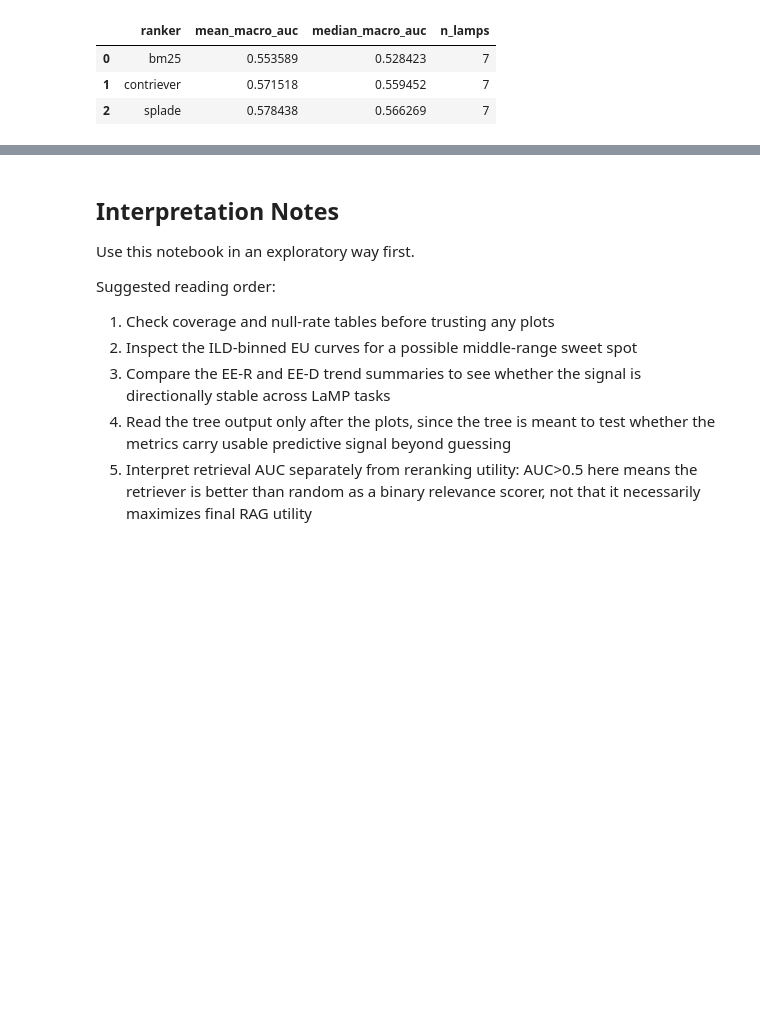
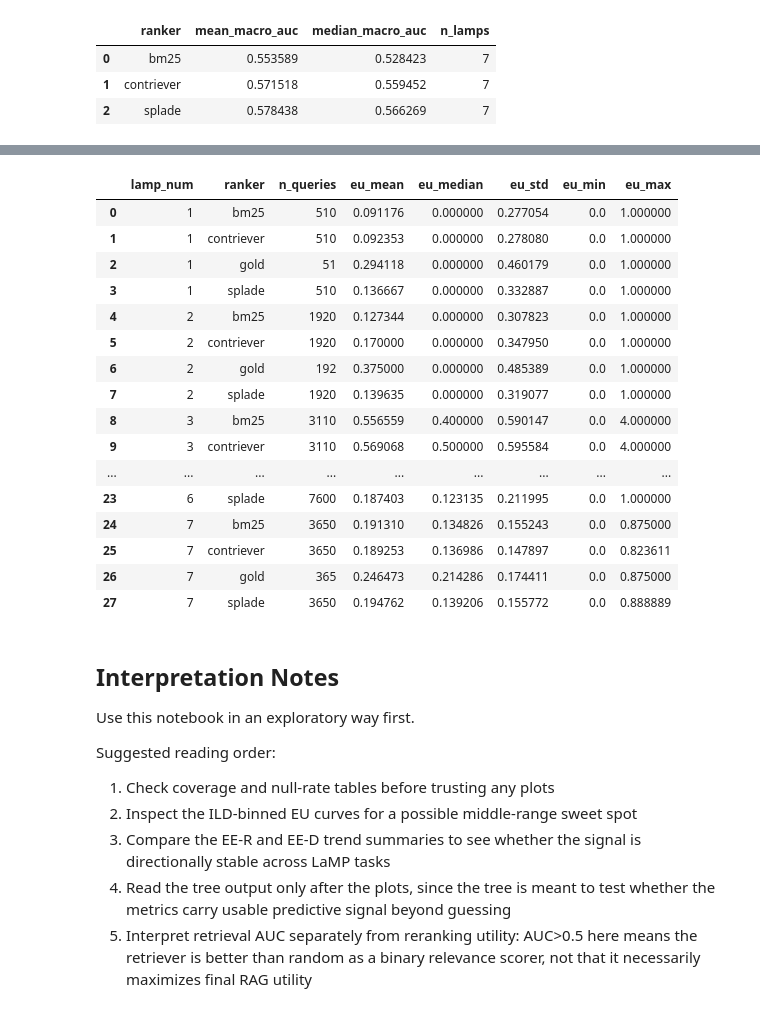
Before and after one commit to AviSimkin/Fair-RAG, a Jupyter notebook: fair_rag_stats_exploration.ipynb, the cells around one changed output, grey strips where cells are left out. Drawn from its saved outputs; the diff is of its cells as text; code cells hidden in the pictures; blank space fills up the shorter version.

```diff
--- a/fair_rag_stats_exploration.ipynb
+++ b/fair_rag_stats_exploration.ipynb
@@ -1043,0 +1164,69 @@ Overall retrieval AUC summary:
+# %%
+# Non-normalized EU printout across completed settings
+
+if "expected_utility" not in query_df.columns:
+    raise RuntimeError("query_df does not contain expected_utility (raw EU).")
+
+raw_eu_cols = [
+    "run_dir",
+    "lamp_num",
+    "qid",
+    "ranker",
+    "rerank_method",
+    "pl_alpha",
+    "mmr_lambda",
+    "expected_utility",
+]
+raw_eu_df = query_df[raw_eu_cols].copy()
+
+# Keep only completed runs already selected for this notebook configuration.
+raw_eu_df = raw_eu_df[raw_eu_df["run_dir"].isin(selected_run_dirs)].copy()
+
+print("Raw (non-normalized) expected_utility by setting:")
+setting_summary = (
+    raw_eu_df
+    .groupby(["lamp_num", "ranker", "rerank_method", "pl_alpha", "mmr_lambda"], dropna=False)["expected_utility"]
+    .agg(["count", "mean", "median", "std", "min", "max"])
+    .reset_index()
+    .sort_values(["lamp_num", "ranker", "rerank_method", "pl_alpha", "mmr_lambda"])
+    .rename(
+        columns={
+            "count": "n_queries",
+            "mean": "eu_mean",
+            "median": "eu_median",
+            "std": "eu_std",
+            "min": "eu_min",
+            "max": "eu_max",
+        }
+    )
+)
+display(setting_summary)
+
+print("\nRaw (non-normalized) expected_utility at query level:")
+raw_query_values = raw_eu_df.sort_values(
+    ["lamp_num", "ranker", "rerank_method", "pl_alpha", "mmr_lambda", "qid"]
+).reset_index(drop=True)
+display(raw_query_values)
+
+print("\nRaw (non-normalized) expected_utility by dataset and ranker:")
+dataset_ranker_summary = (
+    raw_eu_df
+    .groupby(["lamp_num", "ranker"], dropna=False)["expected_utility"]
+    .agg(["count", "mean", "median", "std", "min", "max"])
+    .reset_index()
+    .sort_values(["lamp_num", "ranker"])
+    .rename(
+        columns={
+            "count": "n_queries",
+            "mean": "eu_mean",
+            "median": "eu_median",
+            "std": "eu_std",
+            "min": "eu_min",
+            "max": "eu_max",
+        }
+    )
+)
+display(dataset_ranker_summary)
+
+print()
+# %% [output]
@@ -1044,3 +1262,20 @@ Overall retrieval AUC summary:
+|  | lamp_num | ranker | n_queries | eu_mean | eu_median | eu_std | eu_min | eu_max |
+| 0 | 1 | bm25 | 510 | 0.091176 | 0.000000 | 0.277054 | 0.0 | 1.000000 |
+| 1 | 1 | contriever | 510 | 0.092353 | 0.000000 | 0.278080 | 0.0 | 1.000000 |
+| 2 | 1 | gold | 51 | 0.294118 | 0.000000 | 0.460179 | 0.0 | 1.000000 |
+| 3 | 1 | splade | 510 | 0.136667 | 0.000000 | 0.332887 | 0.0 | 1.000000 |
+| 4 | 2 | bm25 | 1920 | 0.127344 | 0.000000 | 0.307823 | 0.0 | 1.000000 |
+| 5 | 2 | contriever | 1920 | 0.170000 | 0.000000 | 0.347950 | 0.0 | 1.000000 |
+| 6 | 2 | gold | 192 | 0.375000 | 0.000000 | 0.485389 | 0.0 | 1.000000 |
+| 7 | 2 | splade | 1920 | 0.139635 | 0.000000 | 0.319077 | 0.0 | 1.000000 |
+| 8 | 3 | bm25 | 3110 | 0.556559 | 0.400000 | 0.590147 | 0.0 | 4.000000 |
+| 9 | 3 | contriever | 3110 | 0.569068 | 0.500000 | 0.595584 | 0.0 | 4.000000 |
+| ... | ... | ... | ... | ... | ... | ... | ... | ... |
+| 23 | 6 | splade | 7600 | 0.187403 | 0.123135 | 0.211995 | 0.0 | 1.000000 |
+| 24 | 7 | bm25 | 3650 | 0.191310 | 0.134826 | 0.155243 | 0.0 | 0.875000 |
+| 25 | 7 | contriever | 3650 | 0.189253 | 0.136986 | 0.147897 | 0.0 | 0.823611 |
+| 26 | 7 | gold | 365 | 0.246473 | 0.214286 | 0.174411 | 0.0 | 0.875000 |
+| 27 | 7 | splade | 3650 | 0.194762 | 0.139206 | 0.155772 | 0.0 | 0.888889 |
 # %% [markdown]
 ## Interpretation Notes
 
```
Also changed, not shown: parts of 3 cells of this notebook, 5 other files.
